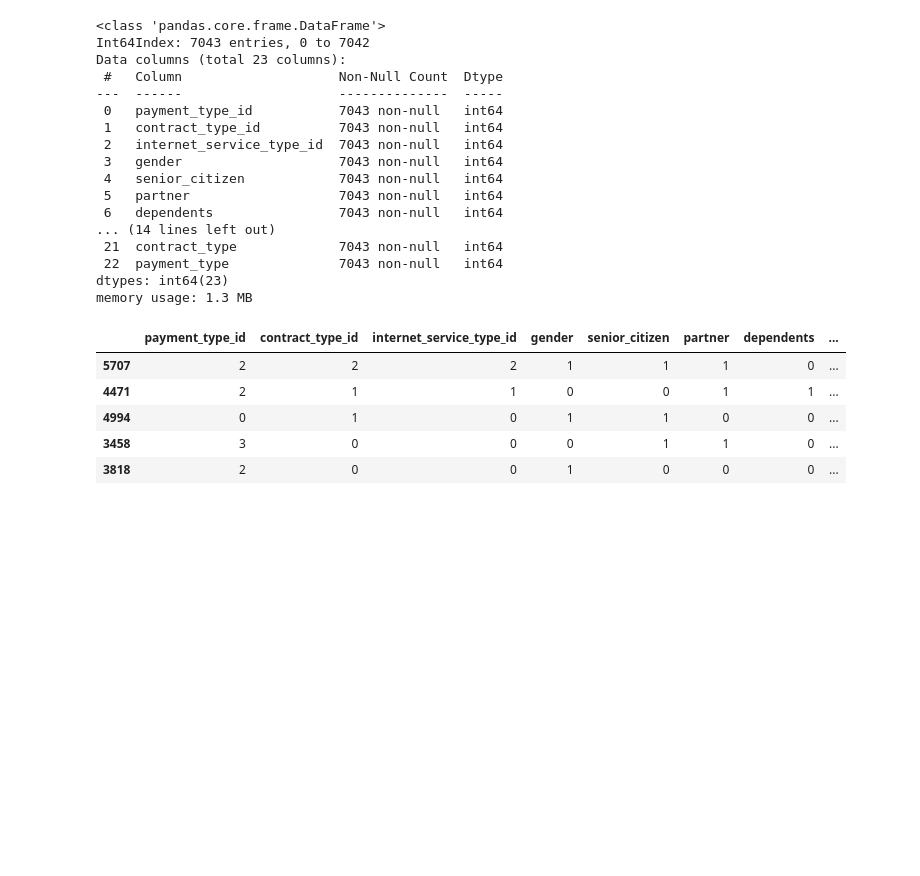
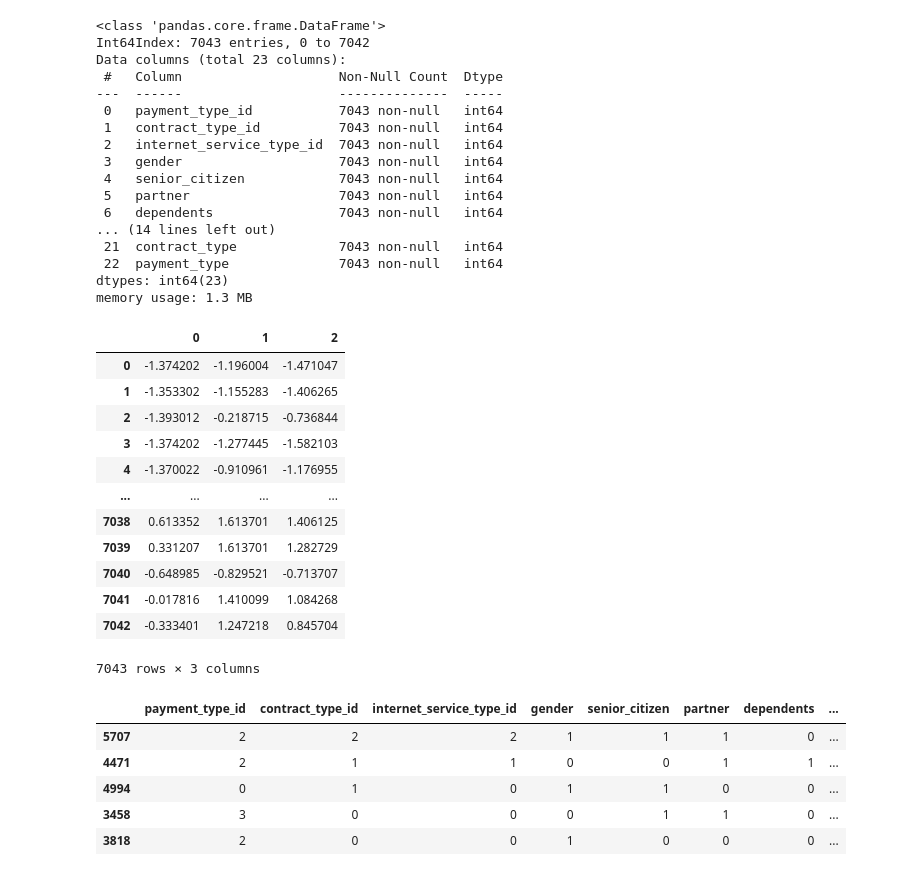
Before and after one commit to parkervoit/telco-classification-project, a Jupyter notebook: telco_workbook.ipynb, the cells around one changed output. Drawn from its saved outputs; the diff is of its cells as text; code cells hidden in the pictures; blank space fills up the shorter version.

Commit message:
scaled data, need to re-run models. Created README to edit later

```diff
--- a/telco_workbook.ipynb
+++ b/telco_workbook.ipynb
@@ -149,6 +149,23 @@ Data columns (total 23 columns):
  22  payment_type              7043 non-null   int64
 dtypes: int64(23)
 memory usage: 1.3 MB
+# %%
+scaler = StandardScaler()
+pd.DataFrame(scaler.fit_transform(churn_df[['monthly_charges','tenure', 'total_charges']]))
+# %% [output]
+|  | 0 | 1 | 2 |
+| 0 | -1.374202 | -1.196004 | -1.471047 |
+| 1 | -1.353302 | -1.155283 | -1.406265 |
+| 2 | -1.393012 | -0.218715 | -0.736844 |
+| 3 | -1.374202 | -1.277445 | -1.582103 |
+| 4 | -1.370022 | -0.910961 | -1.176955 |
+| ... | ... | ... | ... |
+| 7038 | 0.613352 | 1.613701 | 1.406125 |
+| 7039 | 0.331207 | 1.613701 | 1.282729 |
+| 7040 | -0.648985 | -0.829521 | -0.713707 |
+| 7041 | -0.017816 | 1.410099 | 1.084268 |
+| 7042 | -0.333401 | 1.247218 | 0.845704 |
+7043 rows × 3 columns
 # %%
 def train_validate_test_split(df, target, seed=123):
     '''
```
Also changed, not shown: parts of 1 cell of this notebook, 1 other file.
